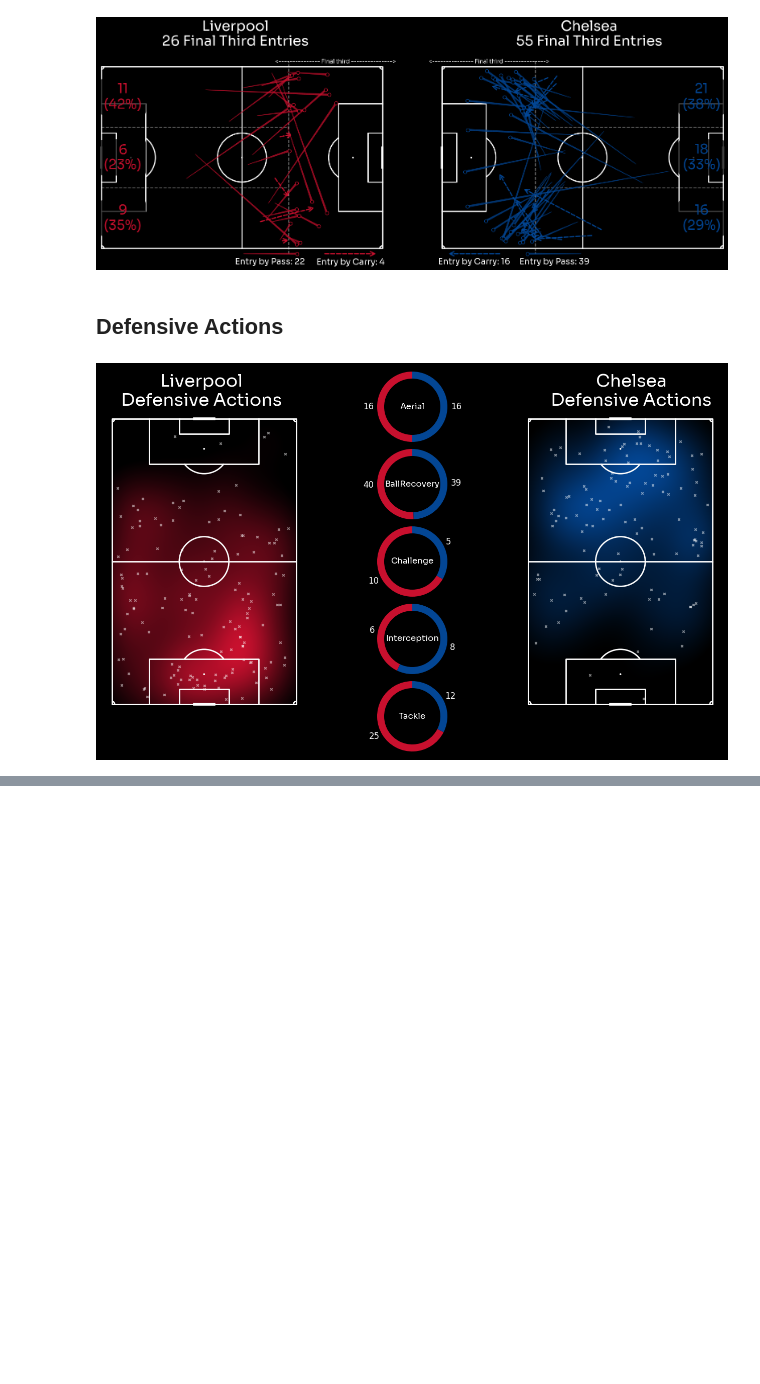
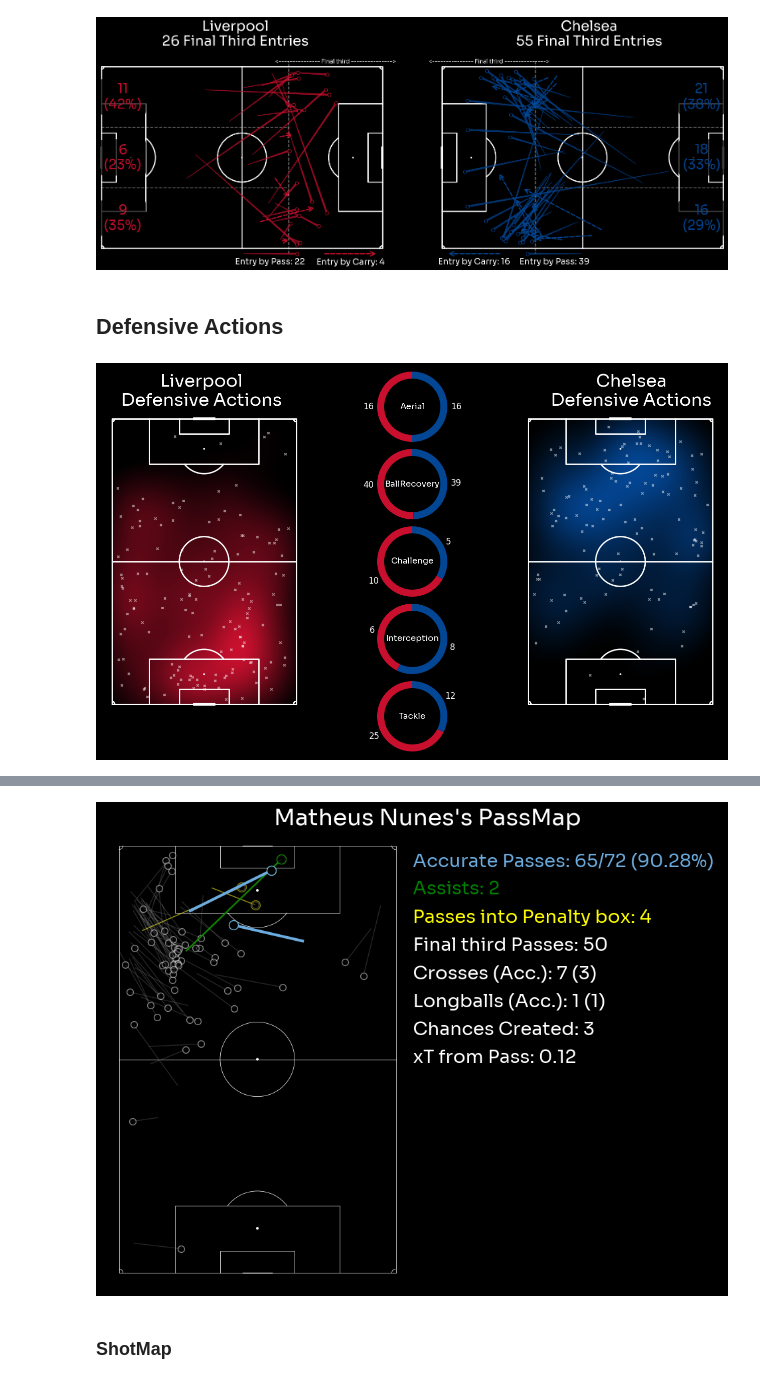
Before and after one commit to ishdeep-10/IndianCitizen, a Jupyter notebook: ScorePredict/notebooks/PostMatchAnalysis.ipynb, the cells around one changed output, grey strips where cells are left out. Saved outputs shown, nothing was run; the diff lists cells and outputs as text; code cells hidden in the pictures; blank space fills up the shorter version.

```diff
--- a/ScorePredict/notebooks/PostMatchAnalysis.ipynb
+++ b/ScorePredict/notebooks/PostMatchAnalysis.ipynb
@@ -101,5 +92,5 @@ df.head()
 # %%
-match_html_path = "C:/Users/acer/Documents/GitHub/IndianCitizen/ScorePredict/HTMLs/LiverpoolVChelsea.html"
+match_html_path = "C:/Users/acer/Documents/GitHub/IndianCitizen/ScorePredict/HTMLs/Manchester CityVSparta Prague.html"
 
 def extract_json_from_html(html_path, save_output=False):
     with open(html_path, 'r', encoding='utf-8') as html_file:
@@ -149,7 +140,7 @@ df = pd.DataFrame(events_dict)
 dfp = pd.DataFrame(players_df)
 # %%
 # Put the match HTML file path here
-match_html_path = "C:/Users/acer/Documents/GitHub/IndianCitizen/ScorePredict/HTMLs/LiverpoolVChelsea.html"
+match_html_path = "C:/Users/acer/Documents/GitHub/IndianCitizen/ScorePredict/HTMLs/Manchester CityVSparta Prague.html"
 
 def extract_json_from_html(html_path, save_output=False):
     with open(html_path, 'r', encoding='utf-8') as html_file:
@@ -1422,0 +1430,2 @@ fig.subplots_adjust(wspace=0.01)
+# %%
+team1_facecolor = '#6CABDD'
@@ -1422,0 +1505,8 @@ fig.subplots_adjust(wspace=0.01)
+# %%
+fig,ax=plt.subplots(figsize=(16,9),facecolor=background)
+pname = 'Matheus Nunes'
+player_passMap(ax, pname)
+# %% [output]
+[figure, added]
+# %% [markdown]
+### ShotMap
```
Also changed, not shown: parts of 6 cells of this notebook, 1 other file.
